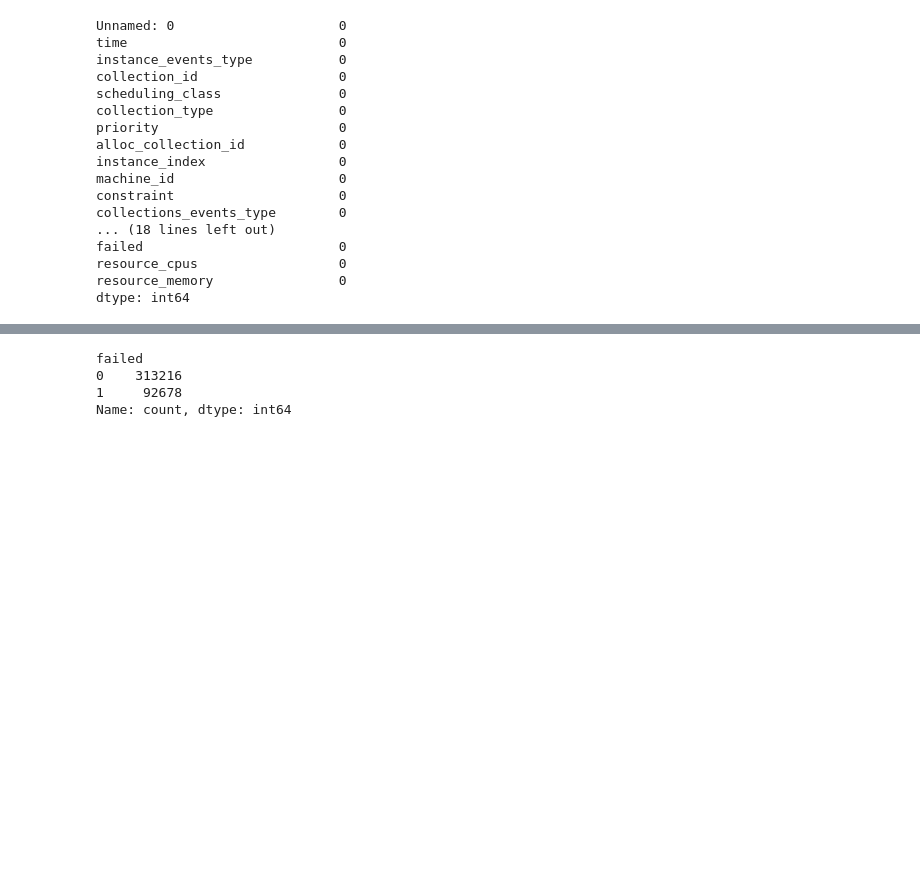
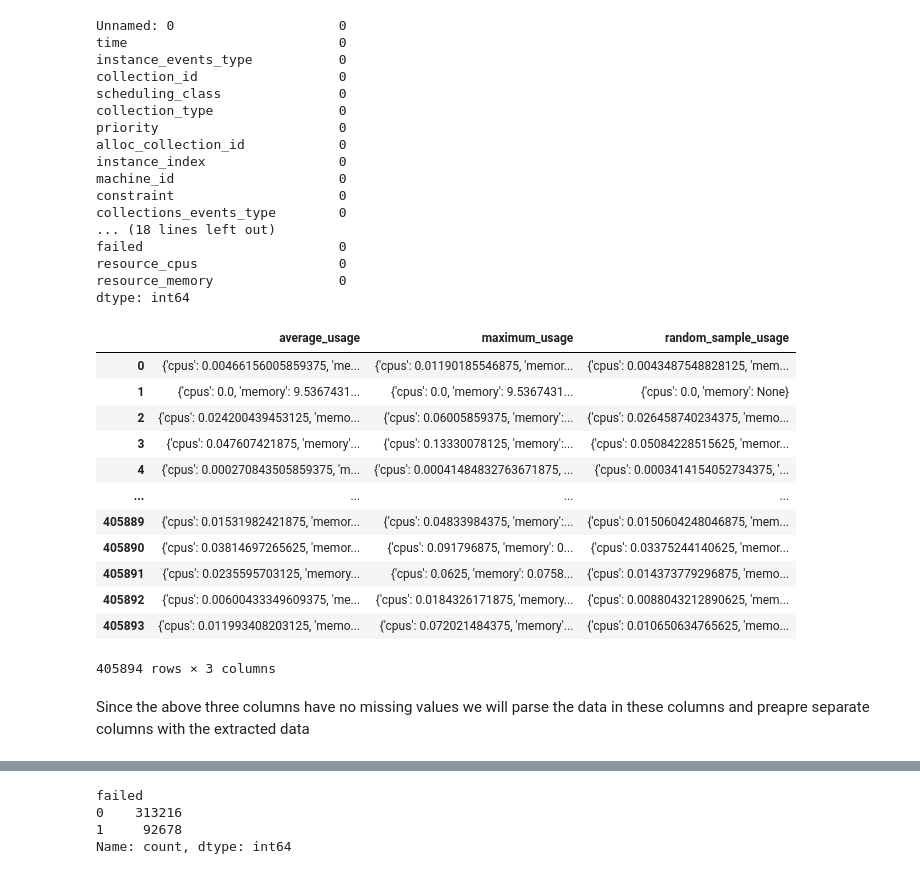
Before and after one commit to Takato-1887/ai-cloud-resource-optimizer, a Jupyter notebook: ai-cloud-resource-optimizer_NN.ipynb, the cells around one changed output, grey strips where cells are left out. Drawn from its saved outputs; the diff is of its cells as text; code cells hidden in the pictures; blank space fills up the shorter version.

Commit message:
Update ai-cloud-resource-optimizer_NN.ipynb
Updated EDA with treating 'average_usage', 'maximum_usage', 'random_sample_usage' features and dropping irrelevant features for our model fitting

```diff
--- a/ai-cloud-resource-optimizer_NN.ipynb
+++ b/ai-cloud-resource-optimizer_NN.ipynb
@@ -164,3 +164,21 @@ failed                         0
 resource_cpus                  0
 resource_memory                0
 dtype: int64
+# %%
+df[['average_usage', 'maximum_usage', 'random_sample_usage']]
+# %% [output]
+|  | average_usage | maximum_usage | random_sample_usage |
+| 0 | {'cpus': 0.00466156005859375, 'me... | {'cpus': 0.01190185546875, 'memor... | {'cpus': 0.0043487548828125, 'mem... |
+| 1 | {'cpus': 0.0, 'memory': 9.5367431... | {'cpus': 0.0, 'memory': 9.5367431... | {'cpus': 0.0, 'memory': None} |
+| 2 | {'cpus': 0.024200439453125, 'memo... | {'cpus': 0.06005859375, 'memory':... | {'cpus': 0.026458740234375, 'memo... |
+| 3 | {'cpus': 0.047607421875, 'memory'... | {'cpus': 0.13330078125, 'memory':... | {'cpus': 0.05084228515625, 'memor... |
+| 4 | {'cpus': 0.000270843505859375, 'm... | {'cpus': 0.00041484832763671875, ... | {'cpus': 0.0003414154052734375, '... |
+| ... | ... | ... | ... |
+| 405889 | {'cpus': 0.01531982421875, 'memor... | {'cpus': 0.04833984375, 'memory':... | {'cpus': 0.0150604248046875, 'mem... |
+| 405890 | {'cpus': 0.03814697265625, 'memor... | {'cpus': 0.091796875, 'memory': 0... | {'cpus': 0.03375244140625, 'memor... |
+| 405891 | {'cpus': 0.0235595703125, 'memory... | {'cpus': 0.0625, 'memory': 0.0758... | {'cpus': 0.014373779296875, 'memo... |
+| 405892 | {'cpus': 0.00600433349609375, 'me... | {'cpus': 0.0184326171875, 'memory... | {'cpus': 0.0088043212890625, 'mem... |
+| 405893 | {'cpus': 0.011993408203125, 'memo... | {'cpus': 0.072021484375, 'memory'... | {'cpus': 0.010650634765625, 'memo... |
+405894 rows × 3 columns
+# %% [markdown]
+Since the above three columns have no missing values we will parse the data in these columns and preapre separate columns with the extracted data
```
Also changed, not shown: parts of 13 cells of this notebook.
